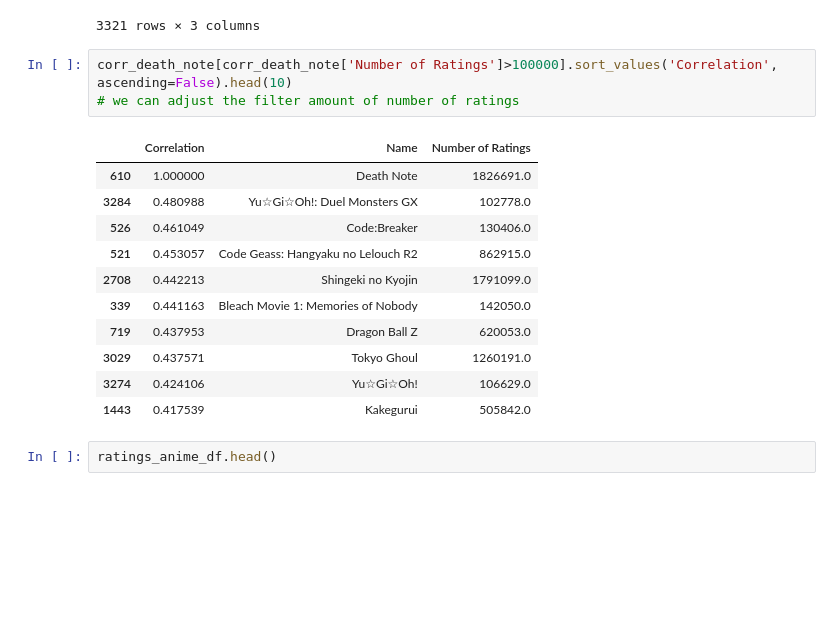
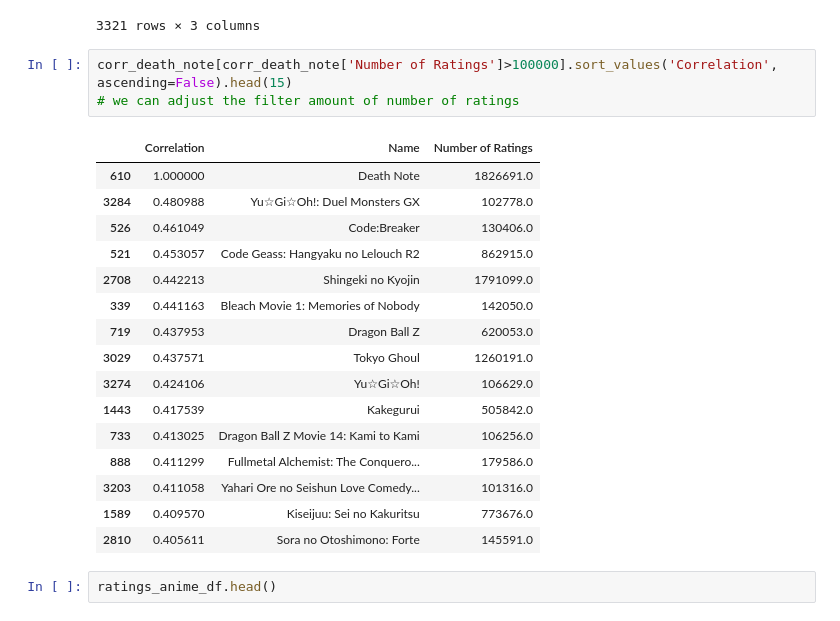
Before and after one commit to 3065923/Anime-Recommender, a Jupyter notebook: anime_clean.ipynb, the cells around one changed output. Saved outputs shown, nothing was run; the diff lists cells and outputs as text; blank space fills up the shorter version.

```diff
--- a/anime_clean.ipynb
+++ b/anime_clean.ipynb
@@ -746,20 +746,25 @@ corr_death_note
 | 3320 | 0.173601 | ēlDLIVE | 16318.0 |
 3321 rows × 3 columns
 # %%
-corr_death_note[corr_death_note['Number of Ratings']>100000].sort_values('Correlation', ascending=False).head(10)
+corr_death_note[corr_death_note['Number of Ratings']>100000].sort_values('Correlation', ascending=False).head(15)
 # we can adjust the filter amount of number of ratings
 # %% [output]
 |  | Correlation | Name | Number of Ratings |
 | 610 | 1.000000 | Death Note | 1826691.0 |
 | 3284 | 0.480988 | Yu☆Gi☆Oh!: Duel Monsters GX | 102778.0 |
 | 526 | 0.461049 | Code:Breaker | 130406.0 |
 | 521 | 0.453057 | Code Geass: Hangyaku no Lelouch R2 | 862915.0 |
 | 2708 | 0.442213 | Shingeki no Kyojin | 1791099.0 |
 | 339 | 0.441163 | Bleach Movie 1: Memories of Nobody | 142050.0 |
 | 719 | 0.437953 | Dragon Ball Z | 620053.0 |
 | 3029 | 0.437571 | Tokyo Ghoul | 1260191.0 |
 | 3274 | 0.424106 | Yu☆Gi☆Oh! | 106629.0 |
 | 1443 | 0.417539 | Kakegurui | 505842.0 |
+| 733 | 0.413025 | Dragon Ball Z Movie 14: Kami to Kami | 106256.0 |
+| 888 | 0.411299 | Fullmetal Alchemist: The Conquero... | 179586.0 |
+| 3203 | 0.411058 | Yahari Ore no Seishun Love Comedy... | 101316.0 |
+| 1589 | 0.409570 | Kiseijuu: Sei no Kakuritsu | 773676.0 |
+| 2810 | 0.405611 | Sora no Otoshimono: Forte | 145591.0 |
 # %%
 ratings_anime_df.head()
 # %% [output]
```
